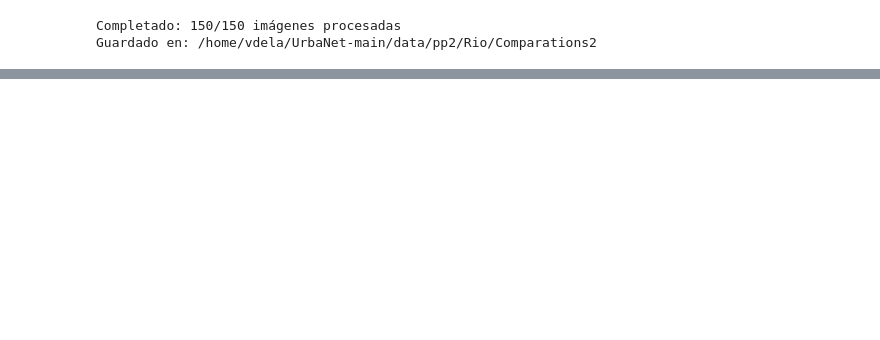
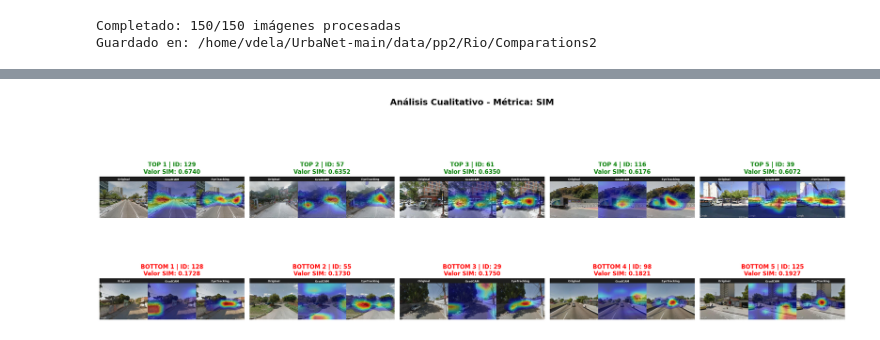
Before and after one commit to andresdlp05/urbanet, a Jupyter notebook: notebooks/Explanations/GradCAM.ipynb, the cells around one changed output, grey strips where cells are left out. Drawn from its saved outputs; the diff is of its cells as text; code cells hidden in the pictures; blank space fills up the shorter version.

```diff
--- a/notebooks/Explanations/GradCAM.ipynb
+++ b/notebooks/Explanations/GradCAM.ipynb
@@ -319,7 +350,7 @@ Copiado 50f5ec40fdc9f065f00088bc.JPG → 149.JPG
 from py.models.classification.cnn.vgg import VGG16
 
 model = VGG16(num_classes=2, use_gap=True)
-model.load_state_dict(torch.load(f"{MODEL_PATH}{cfg.MODEL_FEATURE_NAME}_best_model.pth"))
+model.load_state_dict(torch.load(f"{MODEL_PATH}{cfg.MODEL_FEATURE_NAME}_best_model_new2.pth"))
 model.eval()
 # %% [output]
 VGG16(
@@ -551,0 +736,14 @@ Guardado en: /home/vdela/UrbaNet-main/data/pp2/Rio/Comparations2
+# %%
+import os
+import numpy as np
+import pandas as pd
+from tqdm import tqdm
+
+# ==========================================
+# 1. CONFIGURACIÓN DE RUTAS
+# ==========================================
+# Cambia estas rutas por las tuyas reales
+# DIR_GRADCAM = "data/pp2/Rio/export_gradcam_to_npz"
+# DIR_HOLOLENS = "data/pp2/Rio/matriz_npz"
+DIR_GRADCAM = "/home/vdela/UrbaNet-main/data/pp2/Rio/export_gradcam_to_npz"
+DIR_HOLOLENS = "/home/vdela/UrbaNet-main/data/pp2/Rio/matriz_npz"
@@ -551,0 +933,81 @@ Guardado en: /home/vdela/UrbaNet-main/data/pp2/Rio/Comparations2
+# %%
+import matplotlib.pyplot as plt
+from PIL import Image
+import os
+
+# ==========================================
+# 1. RUTA DE TUS IMÁGENES
+# ==========================================
+# Si tienes las imágenes de 3 paneles guardadas en la carpeta de Comparaciones, pon esa ruta.
+# Si no, puedes usar GRADCAM_DIR o RIO_DIR. Ajusta esta variable a tu estructura:
+CARPETA_IMAGENES = f"/home/vdela/UrbaNet-main/data/pp2/Rio/Comparations2" # O la ruta donde esté tu 1.JPG
+# /home/vdela/UrbaNet-main/data/pp2/Rio/Comparations2
+
+# ==========================================
+# 2. FUNCIÓN DE GRAFICACIÓN PARA PAPER
+# ==========================================
+def plot_extremos_metrica(df, metrica, img_dir, top_n=5):
+    """
+    Busca los top_n mejores y peores valores de una métrica y los grafica.
+    """
+    # Ordenar el DataFrame para obtener los extremos
+    mejores = df.nlargest(top_n, metrica)
+    peores  = df.nsmallest(top_n, metrica)
+
+    # Crear figura: 2 filas (Top y Bottom), 5 columnas
+    fig, axes = plt.subplots(2, top_n, figsize=(22, 8))
+    fig.suptitle(f'Análisis Cualitativo - Métrica: {metrica}', fontsize=18, fontweight='bold', y=1.02)
+
+    # --- FILA 0: LOS MEJORES (TOP 5) ---
+    for idx, (index, row) in enumerate(mejores.iterrows()):
+        img_id = int(row['Image_ID'])
+        val = row[metrica]
+        ax = axes[0, idx]
+
+        img_path = os.path.join(img_dir, f"{img_id}.JPG")
+
+        if os.path.exists(img_path):
+            img = Image.open(img_path)
+            ax.imshow(img)
+        else:
+            ax.text(0.5, 0.5, f'Img {img_id}\nNo encontrada', ha='center', va='center')
+
+        ax.set_title(f'TOP {idx+1} | ID: {img_id}\nValor {metrica}: {val:.4f}',
+                     color='green', fontweight='bold', fontsize=12)
+        ax.axis('off')
+
+    # --- FILA 1: LOS PEORES (BOTTOM 5) ---
+    for idx, (index, row) in enumerate(peores.iterrows()):
+        img_id = int(row['Image_ID'])
+        val = row[metrica]
+        ax = axes[1, idx]
+
+        img_path = os.path.join(img_dir, f"{img_id}.JPG")
+
+        if os.path.exists(img_path):
+            img = Image.open(img_path)
+            ax.imshow(img)
+        else:
+            ax.text(0.5, 0.5, f'Img {img_id}\nNo encontrada', ha='center', va='center')
+
+        ax.set_title(f'BOTTOM {idx+1} | ID: {img_id}\nValor {metrica}: {val:.4f}',
+                     color='red', fontweight='bold', fontsize=12)
+        ax.axis('off')
+
+    plt.tight_layout()
+
+    # Guardar la figura en alta resolución
+    save_path = f"top_bottom_{metrica}.png"
+    plt.savefig(save_path, dpi=300, bbox_inches='tight')
+    plt.show()
+    print(f" Gráfico de {metrica} guardado como {save_path}")
+
+# ==========================================
+# 3. EJECUTAR PARA LAS 3 MÉTRICAS
+# ==========================================
+# Nota: asegúrate de que df_resultados exista en la memoria de tu notebook
+plot_extremos_metrica(df_resultados, 'SIM', CARPETA_IMAGENES, top_n=5)
+plot_extremos_metrica(df_resultados, 'IoU', CARPETA_IMAGENES, top_n=5)
+plot_extremos_metrica(df_resultados, 'NSS', CARPETA_IMAGENES, top_n=5)
+# %% [output]
+[figure, added]
```
Also changed, not shown: parts of 29 cells of this notebook, 9 other files.
